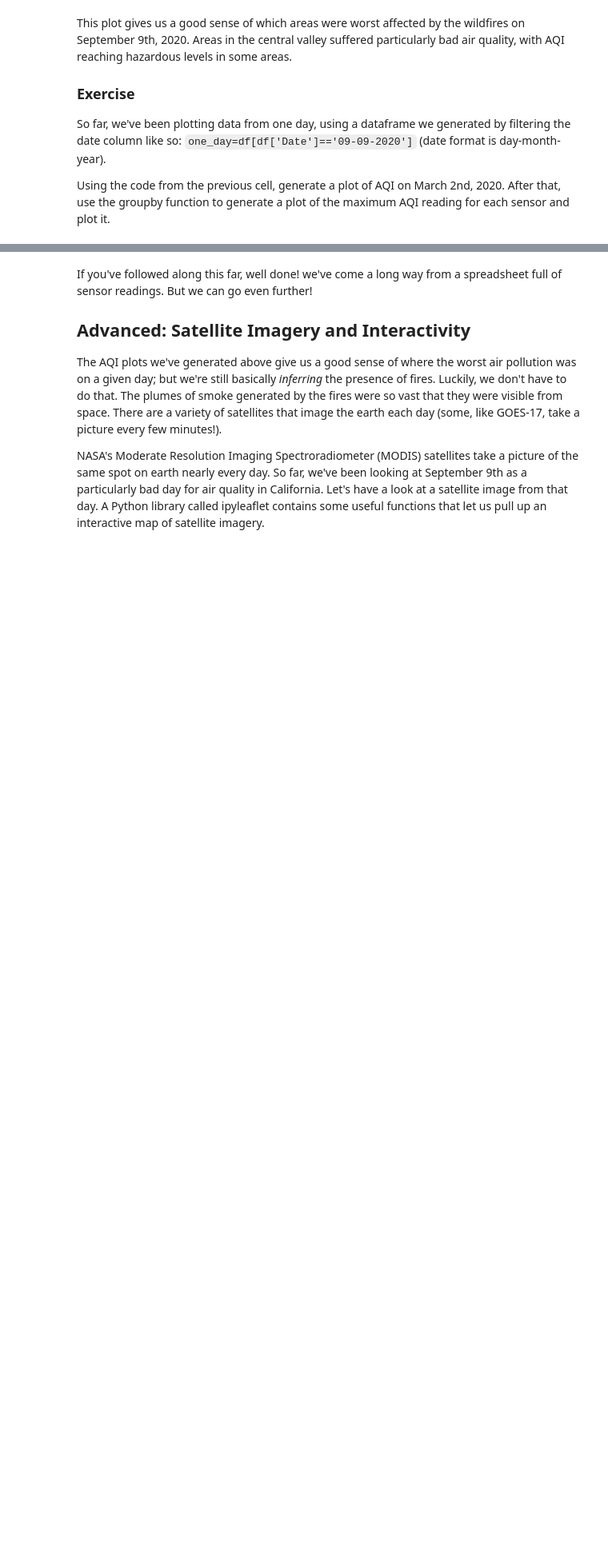
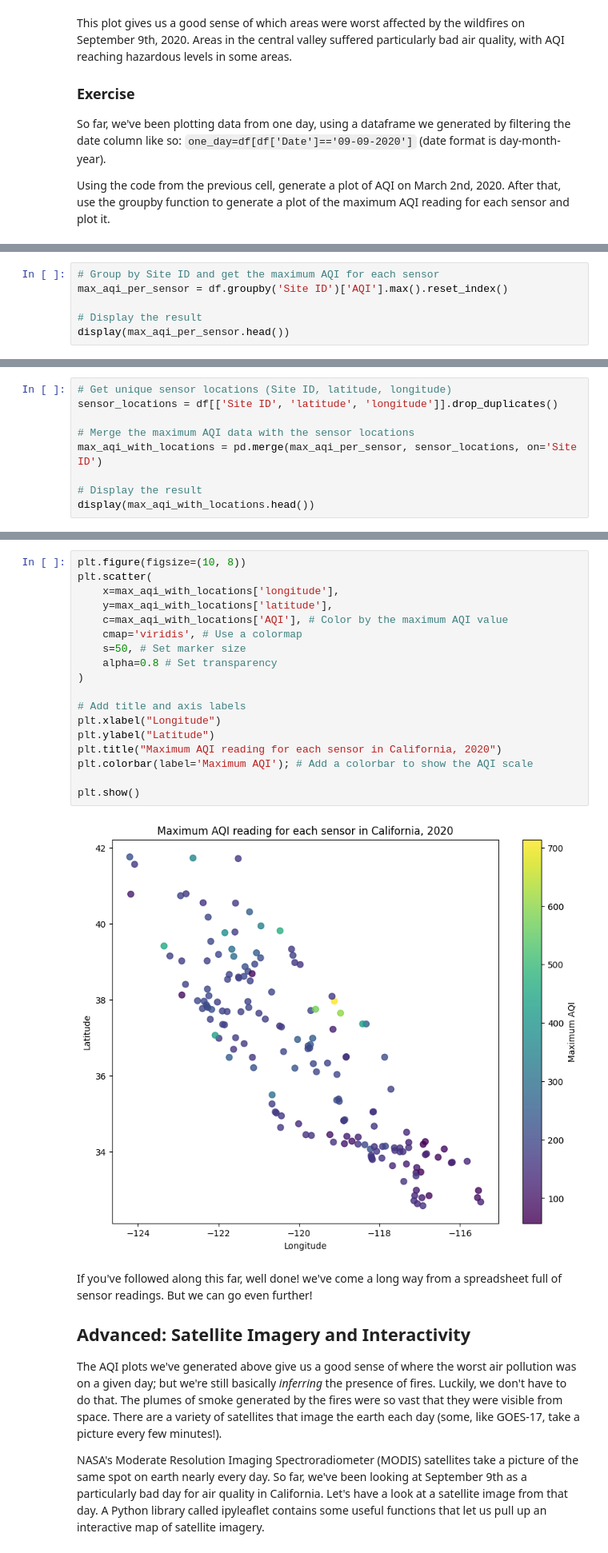
Before and after one commit to awenroberts/QM2, a Jupyter notebook: Copy_of_W3_spatial_data.ipynb, the cells around one changed output, grey strips where cells are left out. Shown at 80% size. Drawn from its saved outputs; the diff is of its cells as text; blank space fills up the shorter version.

```diff
--- a/Copy_of_W3_spatial_data.ipynb
+++ b/Copy_of_W3_spatial_data.ipynb
@@ -552,0 +592,6 @@ Using the code from the previous cell, generate a plot of AQI on March 2nd, 2020
+# %%
+# Group by Site ID and get the maximum AQI for each sensor
+max_aqi_per_sensor = df.groupby('Site ID')['AQI'].max().reset_index()
+
+# Display the result
+display(max_aqi_per_sensor.head())
@@ -552,0 +607,9 @@ Using the code from the previous cell, generate a plot of AQI on March 2nd, 2020
+# %%
+# Get unique sensor locations (Site ID, latitude, longitude)
+sensor_locations = df[['Site ID', 'latitude', 'longitude']].drop_duplicates()
+
+# Merge the maximum AQI data with the sensor locations
+max_aqi_with_locations = pd.merge(max_aqi_per_sensor, sensor_locations, on='Site ID')
+
+# Display the result
+display(max_aqi_with_locations.head())
@@ -553,3 +625,23 @@ Using the code from the previous cell, generate a plot of AQI on March 2nd, 2020
+# %%
+plt.figure(figsize=(10, 8))
+plt.scatter(
+    x=max_aqi_with_locations['longitude'],
+    y=max_aqi_with_locations['latitude'],
+    c=max_aqi_with_locations['AQI'], # Color by the maximum AQI value
+    cmap='viridis', # Use a colormap
+    s=50, # Set marker size
+    alpha=0.8 # Set transparency
+)
+
+# Add title and axis labels
+plt.xlabel("Longitude")
+plt.ylabel("Latitude")
+plt.title("Maximum AQI reading for each sensor in California, 2020")
+plt.colorbar(label='Maximum AQI'); # Add a colorbar to show the AQI scale
+
+plt.show()
+# %% [output]
+[figure, added]
 # %% [markdown]
 If you've followed along this far, well done! we've come a long way from a spreadsheet full of sensor readings. But we can go even further!
 
```
Also changed, not shown: parts of 21 cells of this notebook.
